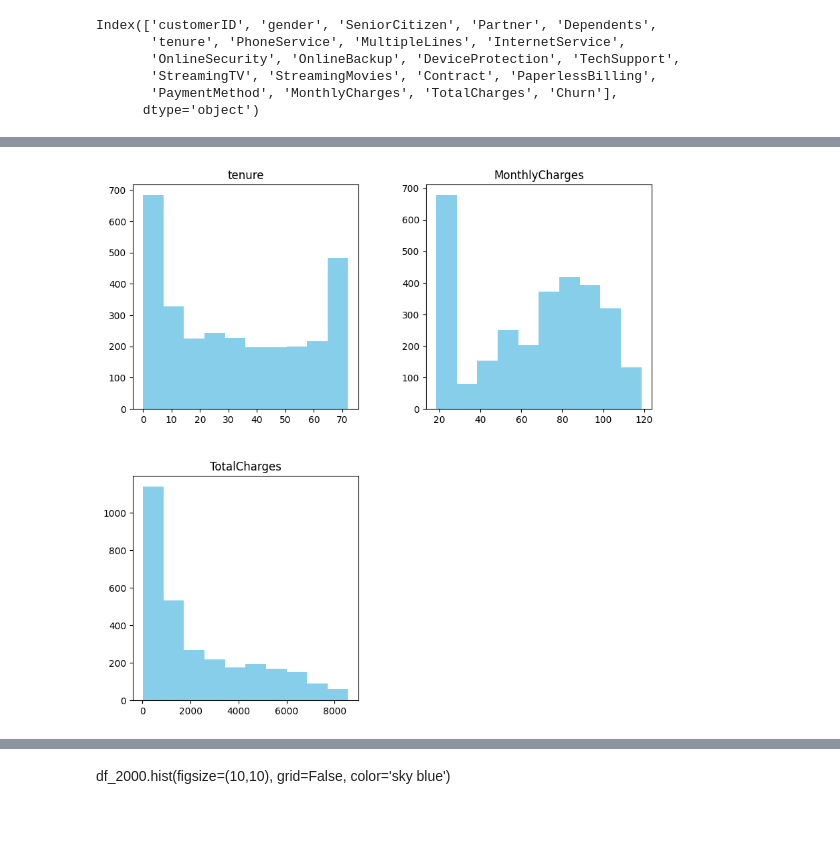
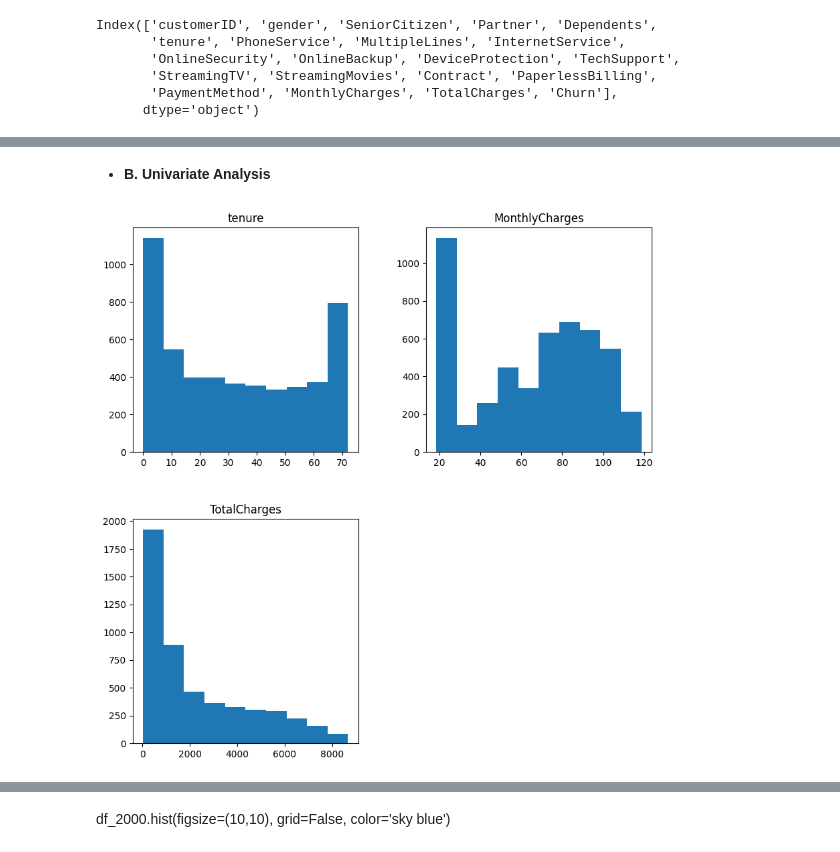
Before and after one commit to worlakuma/Machine-Learning-Prediction-Model-for-a-Telecommunications-Provider, a Jupyter notebook: LP2_Marchine_Learning_Project.ipynb, the cells around one changed output, grey strips where cells are left out. Saved outputs shown, nothing was run; the diff lists cells and outputs as text; code cells hidden in the pictures; blank space fills up the shorter version.

```diff
--- a/LP2_Marchine_Learning_Project.ipynb
+++ b/LP2_Marchine_Learning_Project.ipynb
@@ -428,5 +531,5 @@ memory usage: 312.6+ KB
 # %%
-columns = df_3000.columns
+columns = df_train.columns
 columns
 # %% [output]
 Index(['customerID', 'gender', 'SeniorCitizen', 'Partner', 'Dependents',
@@ -436,6 +539,8 @@ Index(['customerID', 'gender', 'SeniorCitizen', 'Partner', 'Dependents',
        'PaymentMethod', 'MonthlyCharges', 'TotalCharges', 'Churn'],
       dtype='object')
 # %%
-# for column in columns:
-#     print(f'{column}')
-#     print(f'There are {})
+for column in columns:
+    print(f'{column}')
+    print(f'There are {df_train[column].unique().size} unique values')
+    print(f'{df_train[column].unique()}')
+    print('=' * 60)
@@ -499,0 +594,28 @@ plt.show()
+# %%
+# Define the standardization function
+def standardize_value(value):
+    if value is True or value == 'Yes':
+        return 'Yes'
+    elif value is False or value == 'No' or value == 'None':
+        return 'No'
+    elif value == 'No internet service' or value == 'No phone service':
+        return value
+    else:
+        return 'Unknown'
+
+# List of columns to standardize
+columns_to_standardize = [
+    'Partner', 'Dependents', 'PhoneService', 'MultipleLines', 'OnlineSecurity', 'OnlineBackup', 'DeviceProtection', 'TechSupport',
+    'StreamingTV', 'StreamingMovies', 'PaperlessBilling', 'Churn', 'SeniorCitizen'
+]
+
+# Apply the standardization function to each column
+for column in columns_to_standardize:
+    df_train[column] = df_train[column].apply(standardize_value)
+
+# Confirm the changes
+for column in columns_to_standardize:
+    unique_values_after = df_train[column].unique()
+    print(f'Unique values in {column} after standardization:', unique_values_after)
+    print(df_train[column].value_counts())
+    print()
@@ -500,5 +654,8 @@ plt.show()
+# %% [markdown]
+- **B. Univariate Analysis**
 # %%
-df_3000.hist(figsize=(10,10), grid=False, color='skyblue')
+# Distribution of Account(Numerical) feratures('tenure', 'MonthlyCharges', 'TotalCharges')
+df_train.hist(figsize=(10,10), grid=False)
 plt.show()
 # %% [output]
-[figure, old version]
+[figure, new version]
```
Also changed, not shown: parts of 31 cells of this notebook.
